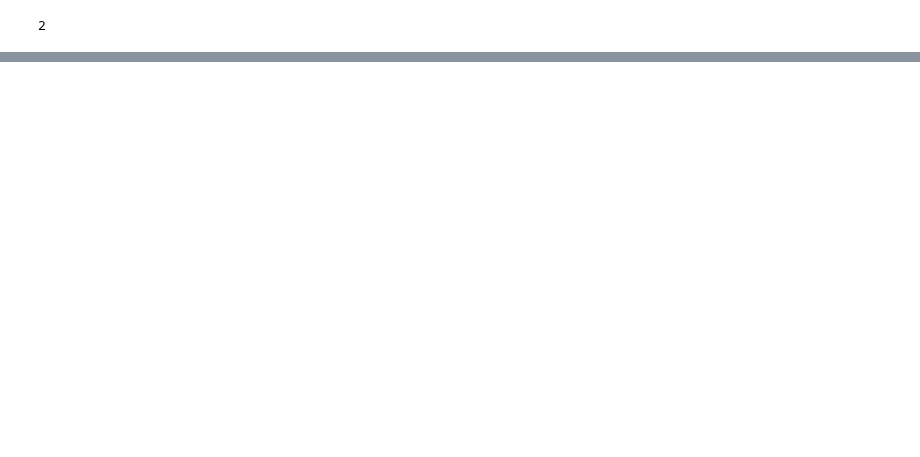
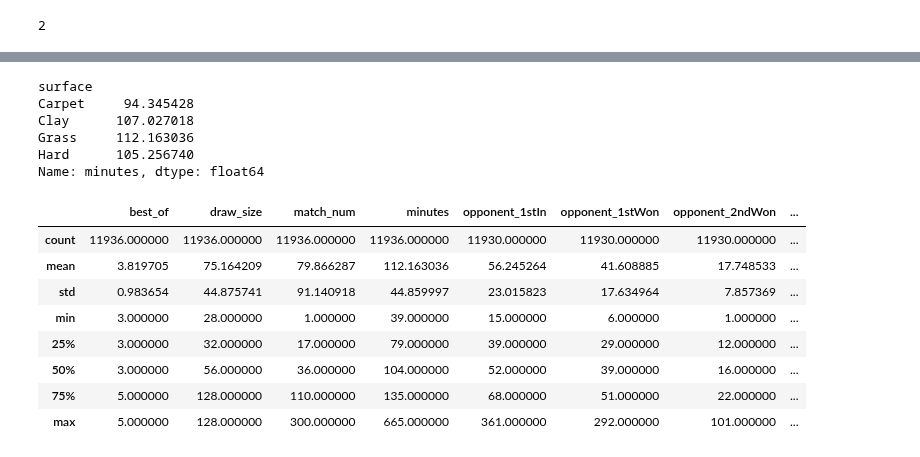
Before and after one commit to CesarRoaldes/tennis_match_time, a Jupyter notebook: base.ipynb, the cells around one changed output, grey strips where cells are left out. Saved outputs shown, nothing was run; the diff lists cells and outputs as text; code cells hidden in the pictures; blank space fills up the shorter version.

```diff
--- a/base.ipynb
+++ b/base.ipynb
@@ -212,0 +309,21 @@ len(data.score[0].split(' '))
+# %%
+data.groupby(['surface'])['minutes'].mean()
+# %% [output]
+surface
+Carpet     94.345428
+Clay      107.027018
+Grass     112.163036
+Hard      105.256740
+Name: minutes, dtype: float64
+# %%
+data[data['surface']=='Grass'].describe()
+# %% [output]
+|  | best_of | draw_size | match_num | minutes | opponent_1stIn | opponent_1stWon | opponent_2ndWon | ... |
+| count | 11936.000000 | 11936.000000 | 11936.000000 | 11936.000000 | 11930.000000 | 11930.000000 | 11930.000000 | ... |
+| mean | 3.819705 | 75.164209 | 79.866287 | 112.163036 | 56.245264 | 41.608885 | 17.748533 | ... |
+| std | 0.983654 | 44.875741 | 91.140918 | 44.859997 | 23.015823 | 17.634964 | 7.857369 | ... |
+| min | 3.000000 | 28.000000 | 1.000000 | 39.000000 | 15.000000 | 6.000000 | 1.000000 | ... |
+| 25% | 3.000000 | 32.000000 | 17.000000 | 79.000000 | 39.000000 | 29.000000 | 12.000000 | ... |
+| 50% | 3.000000 | 56.000000 | 36.000000 | 104.000000 | 52.000000 | 39.000000 | 16.000000 | ... |
+| 75% | 5.000000 | 128.000000 | 110.000000 | 135.000000 | 68.000000 | 51.000000 | 22.000000 | ... |
+| max | 5.000000 | 128.000000 | 300.000000 | 665.000000 | 361.000000 | 292.000000 | 101.000000 | ... |
```
Also changed, not shown: parts of 37 cells of this notebook, 1 other file.
